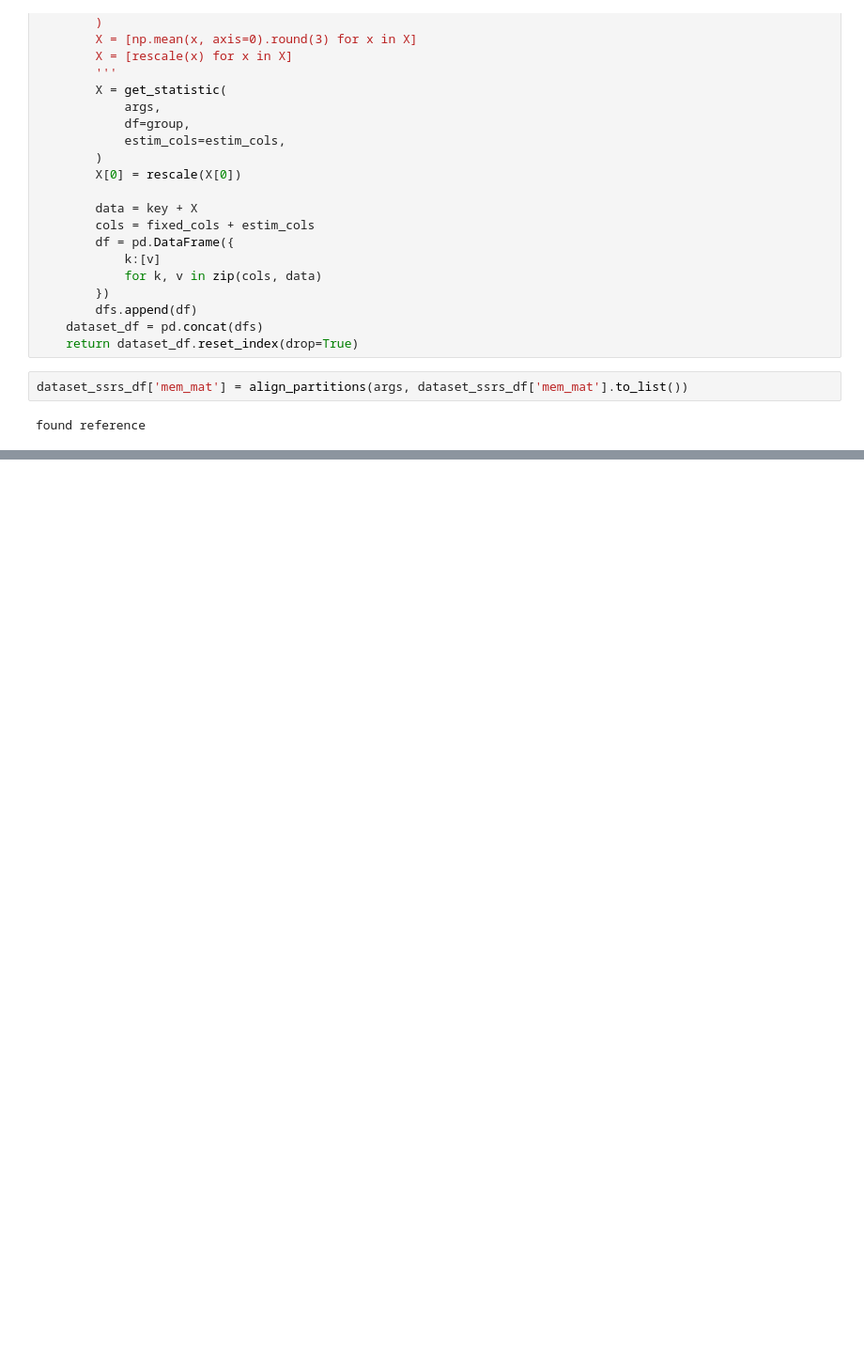
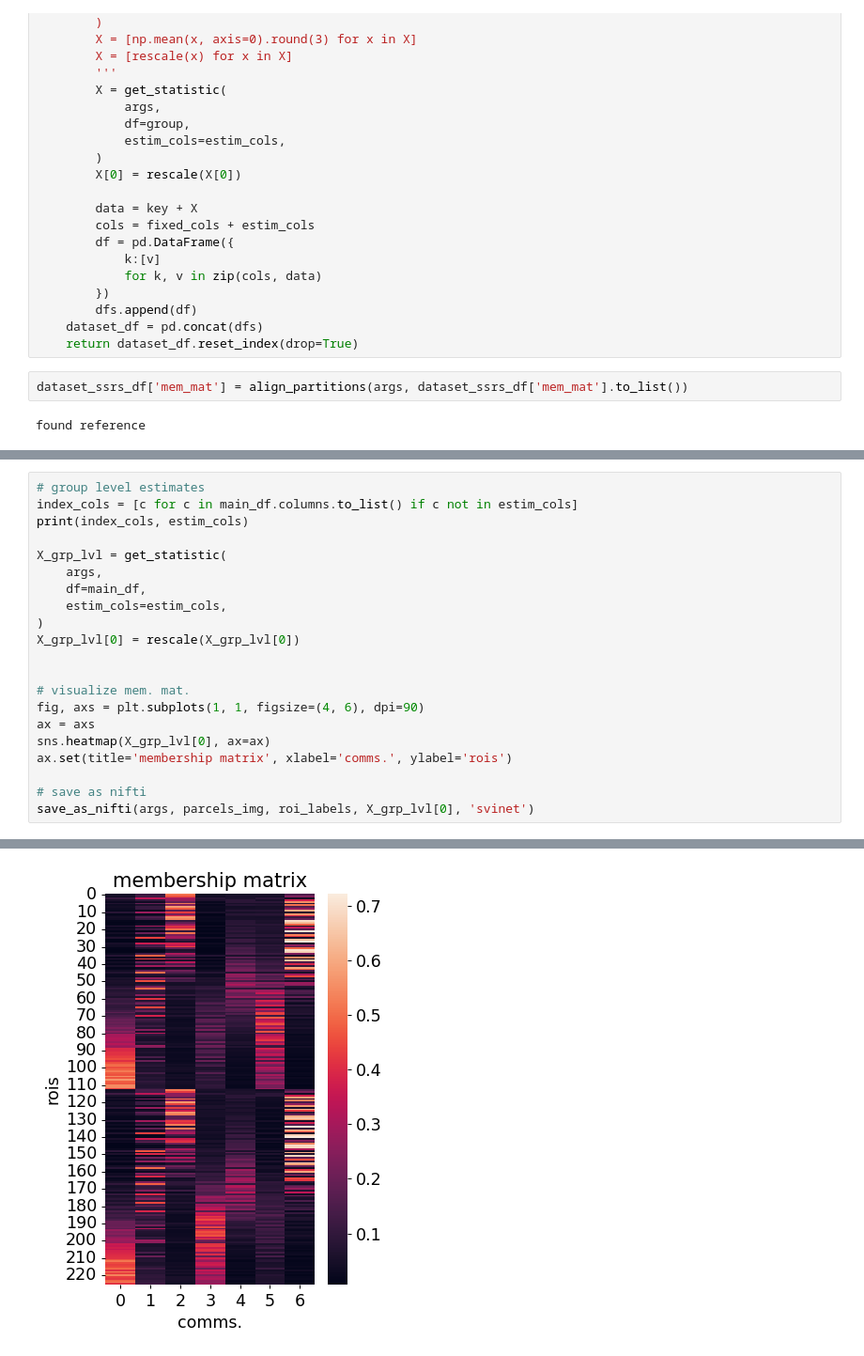
Before and after one commit to govinda-umd/network_estimation, a Jupyter notebook: nb/feb24/02c-desc-svinet_analysis.ipynb, the cells around one changed output, grey strips where cells are left out. Shown: that part at 94% size. Saved outputs shown, nothing was run; the diff lists cells and outputs as text; blank space fills up the shorter version.

```diff
--- a/nb/feb24/02c-desc-svinet_analysis.ipynb
+++ b/nb/feb24/02c-desc-svinet_analysis.ipynb
@@ -345,0 +322,22 @@ for comm in range(args.num_comms):
+# %%
+# group level estimates
+index_cols = [c for c in main_df.columns.to_list() if c not in estim_cols]
+print(index_cols, estim_cols)
+
+X_grp_lvl = get_statistic(
+    args,
+    df=main_df,
+    estim_cols=estim_cols,
+)
+X_grp_lvl[0] = rescale(X_grp_lvl[0])
+
+
+# visualize mem. mat.
+fig, axs = plt.subplots(1, 1, figsize=(4, 6), dpi=90)
+ax = axs
+sns.heatmap(X_grp_lvl[0], ax=ax)
+ax.set(title='membership matrix', xlabel='comms.', ylabel='rois')
+
+# save as nifti
+save_as_nifti(args, parcels_img, roi_labels, X_grp_lvl[0], 'svinet')
+# %% [output]
@@ -346,3 +353,4 @@ for comm in range(args.num_comms):
+[figure, added]
 # %%
 # MEMBERSHIP HISTOGRAMS
 props_grp_lvl = X_grp_lvl[1] # comms x bins
```
Also changed, not shown: parts of 13 cells of this notebook, 35 other files.
